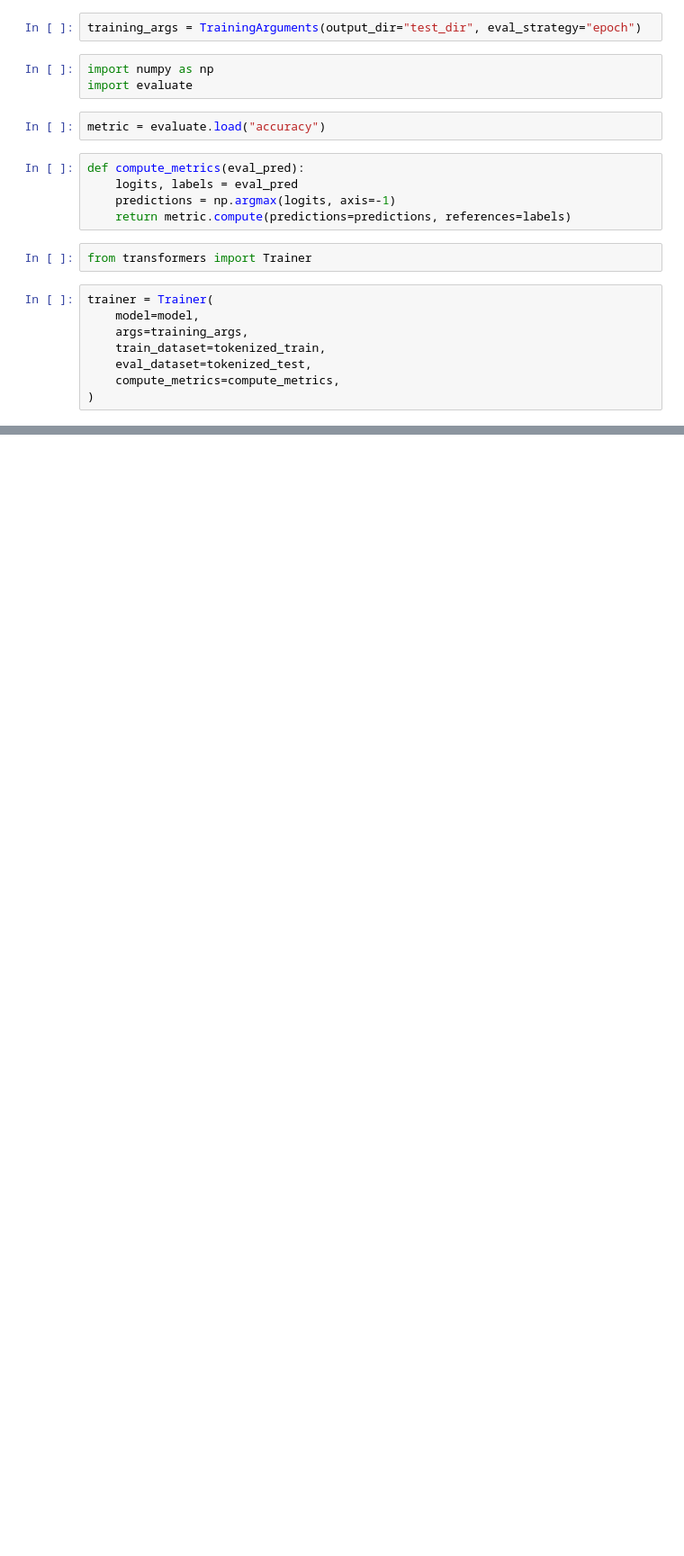
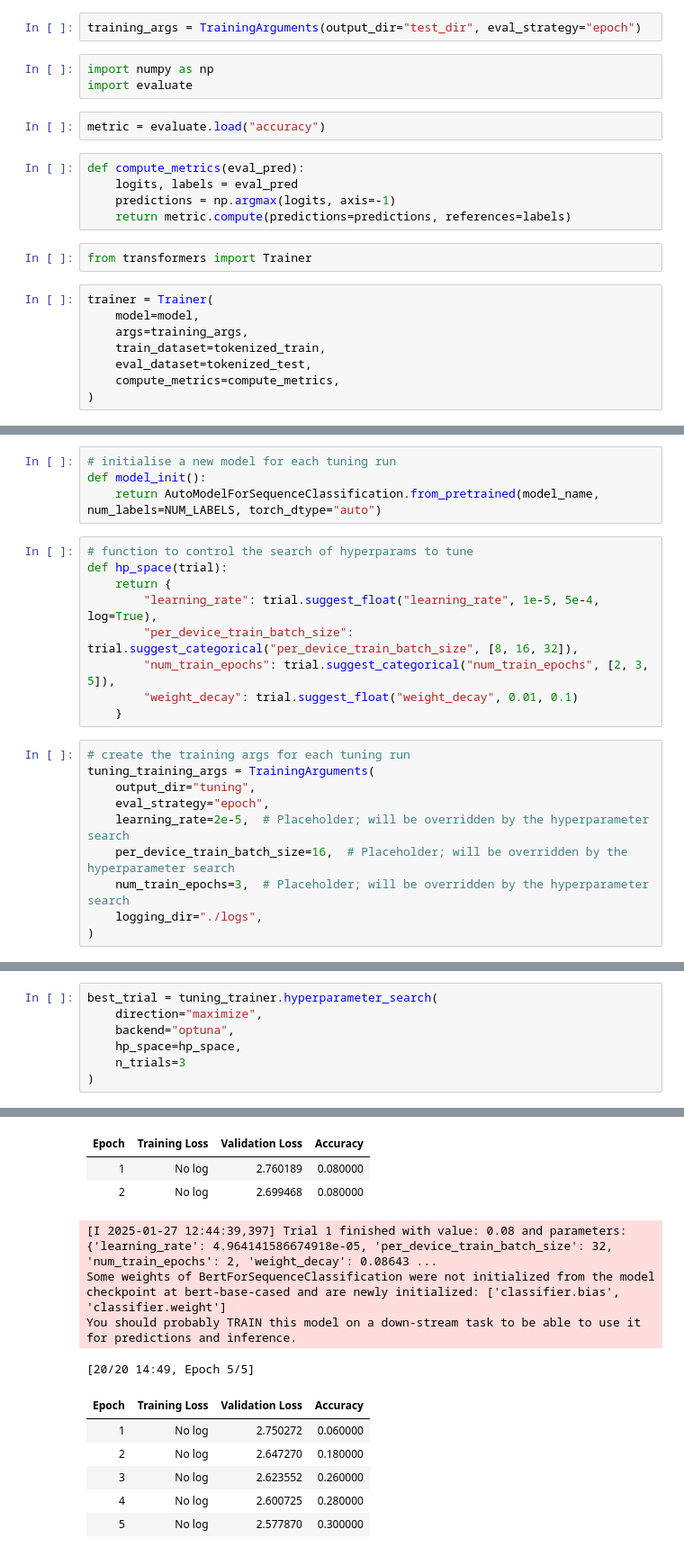
Before and after one commit to l-newbould/huggingface-365, a Jupyter notebook: fine_tuneing.ipynb, the cells around one changed output, grey strips where cells are left out. Shown at 90% size. Drawn from its saved outputs; the diff is of its cells as text; blank space fills up the shorter version.

```diff
--- a/fine_tuneing.ipynb
+++ b/fine_tuneing.ipynb
@@ -182,0 +200,23 @@ trainer.save_model("./first_full_run")
+# %%
+# initialise a new model for each tuning run
+def model_init():
+    return AutoModelForSequenceClassification.from_pretrained(model_name, num_labels=NUM_LABELS, torch_dtype="auto")
+# %%
+# function to control the search of hyperparams to tune
+def hp_space(trial):
+    return {
+        "learning_rate": trial.suggest_float("learning_rate", 1e-5, 5e-4, log=True),
+        "per_device_train_batch_size": trial.suggest_categorical("per_device_train_batch_size", [8, 16, 32]),
+        "num_train_epochs": trial.suggest_categorical("num_train_epochs", [2, 3, 5]),
+        "weight_decay": trial.suggest_float("weight_decay", 0.01, 0.1)
+    }
+# %%
+# create the training args for each tuning run
+tuning_training_args = TrainingArguments(
+    output_dir="tuning",
+    eval_strategy="epoch",
+    learning_rate=2e-5,  # Placeholder; will be overridden by the hyperparameter search
+    per_device_train_batch_size=16,  # Placeholder; will be overridden by the hyperparameter search
+    num_train_epochs=3,  # Placeholder; will be overridden by the hyperparameter search
+    logging_dir="./logs",
+)
@@ -182,0 +235,8 @@ trainer.save_model("./first_full_run")
+# %%
+best_trial = tuning_trainer.hyperparameter_search(
+    direction="maximize",
+    backend="optuna",
+    hp_space=hp_space,
+    n_trials=3
+)
+# %% [output]
@@ -182,0 +254,13 @@ trainer.save_model("./first_full_run")
+| Epoch | Training Loss | Validation Loss | Accuracy |
+| 1 | No log | 2.760189 | 0.080000 |
+| 2 | No log | 2.699468 | 0.080000 |
+[I 2025-01-27 12:44:39,397] Trial 1 finished with value: 0.08 and parameters: {'learning_rate': 4.964141586674918e-05, 'per_device_train_batch_size': 32, 'num_train_epochs': 2, 'weight_decay': 0.08643 ...
+Some weights of BertForSequenceClassification were not initialized from the model checkpoint at bert-base-cased and are newly initialized: ['classifier.bias', 'classifier.weight']
+You should probably TRAIN this model on a down-stream task to be able to use it for predictions and inference.
+[20/20 14:49, Epoch 5/5]
+| Epoch | Training Loss | Validation Loss | Accuracy |
+| 1 | No log | 2.750272 | 0.060000 |
+| 2 | No log | 2.647270 | 0.180000 |
+| 3 | No log | 2.623552 | 0.260000 |
+| 4 | No log | 2.600725 | 0.280000 |
+| 5 | No log | 2.577870 | 0.300000 |
```
Also changed, not shown: parts of 20 cells of this notebook.
